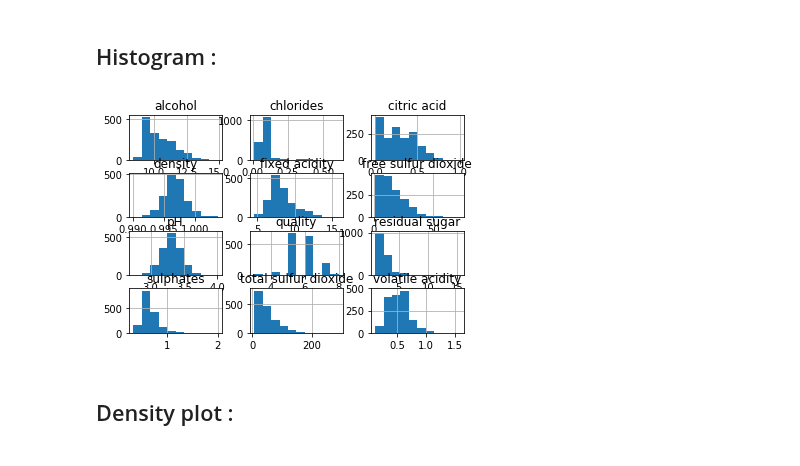
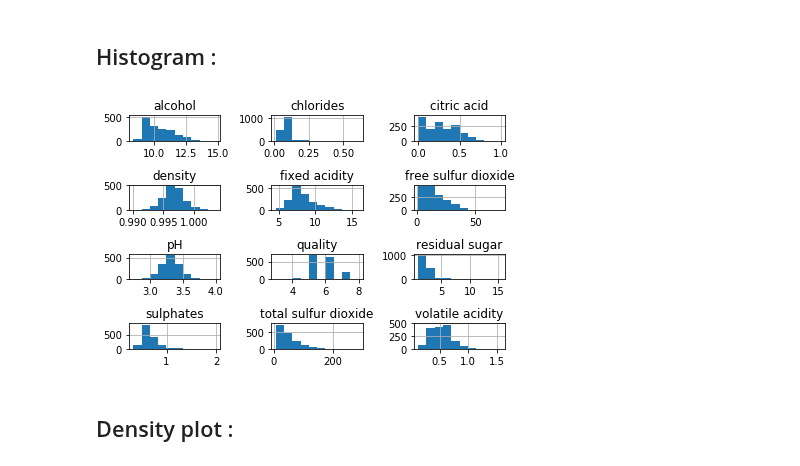
Before and after one commit to furukawa-laboratory/workout_report_2019, a Jupyter notebook: trainee/yamauchi/Introduction_of_Preprocessing_01.ipynb, the cells around one changed output. Drawn from its saved outputs; the diff is of its cells as text; code cells hidden in the pictures.

```diff
--- a/trainee/yamauchi/Introduction_of_Preprocessing_01.ipynb
+++ b/trainee/yamauchi/Introduction_of_Preprocessing_01.ipynb
@@ -143,10 +146,11 @@ dtype: int64
 # %%
 %matplotlib inline
 import matplotlib.pyplot as plt
 df.hist()
+plt.tight_layout()
 plt.show()
 # %% [output]
-[figure, old version]
+[figure, new version]
 # %% [markdown]
 ## Density plot :
 # %%
```
Also changed, not shown: parts of 7 cells of this notebook.
